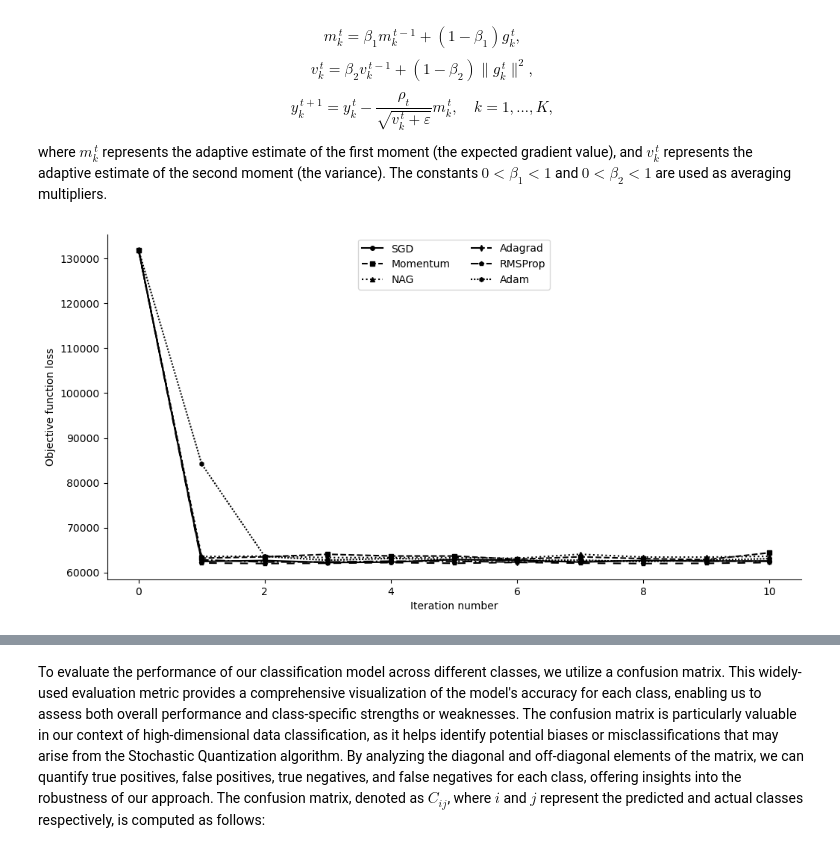
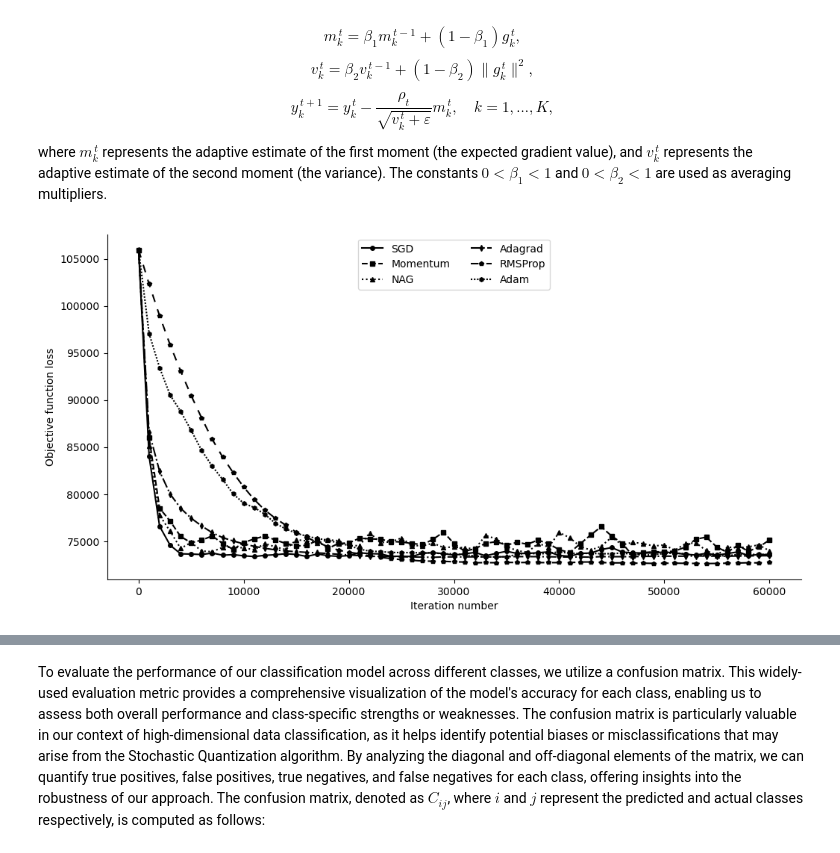
Before and after one commit to kaydotdev/stochastic-quantization, a Jupyter notebook: code/notebooks/quantization.ipynb, the cells around one changed output, grey strips where cells are left out. Drawn from its saved outputs; the diff is of its cells as text; code cells hidden in the pictures.

```diff
--- a/code/notebooks/quantization.ipynb
+++ b/code/notebooks/quantization.ipynb
@@ -295,8 +304,11 @@ def group_embeddings_by_label(model: nn.Module, dataloader: DataLoader):
 embedding_model = triplet_network.encoder
 
 with torch.no_grad():
-    train_group_embeds, train_all_embeds = group_embeddings_by_label(embedding_model, train_dataloader)
-    test_group_embeds, test_all_embeds = group_embeddings_by_label(embedding_model, test_dataloader)
+    train_group_labeled_embeds, train_all_labeled_embeds = group_embeddings_by_label(embedding_model, train_labeled_dataloader)
+    train_all_unlabeled_embeds = group_embeddings_by_label(embedding_model, train_unlabeled_dataloader)[1] \
+                                    if train_unlabeled_dataloader else None
+
+    test_group_embeds, _ = group_embeddings_by_label(embedding_model, test_dataloader)
 # %% [markdown]
 To facilitate meaningful feature capture while enabling visualization, we chose a latent space $\mathbb{R}^3$. The figure below displays latent representations of images from both the training dataset (left) and test dataset (right) projected by the Triplet Network. Each point is color-coded according to its corresponding digit label (0-9). The evident clustering of points with the same label suggests that the Triplet Network successfully captured relevant features during the training process.
 # %%
@@ -309,17 +321,27 @@ elev, azim = 40, 110
 
 fig = plt.figure(figsize=(12, 6))
 
+# Displaying labeled training embeddings with different classes
 ax = fig.add_subplot(1, 2, 1, projection="3d")
 ax.view_init(elev=elev, azim=azim, roll=0)
 
-for idx, (cls, embeds) in enumerate(train_group_embeds.items()):
+for idx, (cls, embeds) in enumerate(train_group_labeled_embeds.items()):
     cls_color = markers_color(markers_color_range[idx])
 
     ax.scatter(embeds[:, 0], embeds[:, 1], embeds[:, 2], color=cls_color, label=cls,
                alpha=1.0, s=marksize, marker=markers[idx % len(markers)])
 
+# Displaying unlabeled training embeddings if available
+if train_all_unlabeled_embeds is not None:
+    ax.scatter(train_all_unlabeled_embeds[:, 0],
+               train_all_unlabeled_embeds[:, 1],
+               train_all_unlabeled_embeds[:, 2],
+               color='#2f2f2f', label="Unlabeled data",
+               s=marksize, marker="d")
+
 ax.legend(loc="upper center", ncol=5)
 
+# Displaying test embeddings with different classes for labeled part of the data
 ax = fig.add_subplot(1, 2, 2, projection="3d")
 ax.view_init(elev=elev, azim=azim, roll=0)
 
@@ -387,41 +409,52 @@ $$ y_k^{\,t+1} = y_k^{\,t} - \frac{\rho_t}{\sqrt{v_k^{\,t} + \varepsilon}} m_k^{
 
 where $m_k^{\,t}$ represents the adaptive estimate of the first moment (the expected gradient value), and $v_k^{\,t}$ represents the adaptive estimate of the second moment (the variance). The constants $0 < \beta_1 < 1$ and $0 < \beta_2 < 1$ are used as averaging multipliers.
 # %%
-SQ_ITERS = 10
+sq_init = np.empty((0, LATENT_DIM))
+
+for cls, embeds in train_group_labeled_embeds.items():
+    cls_init_idx = np.random.choice(embeds.shape[0], size=1, replace=False)
+    cls_init = embeds[cls_init_idx, :]
+
+    sq_init = np.vstack((sq_init, cls_init))
 
 sq_algorithms = {
-    "SGD": sq.StochasticQuantization(sq.SGDOptimizer(), n_clusters=10, max_iter=SQ_ITERS,
-                                     random_state=np.random.RandomState(RANDOM_SEED)),
-    "Momentum": sq.StochasticQuantization(sq.MomentumOptimizer(), n_clusters=10, max_iter=SQ_ITERS,
-                                          random_state=np.random.RandomState(RANDOM_SEED)),
-    "NAG": sq.StochasticQuantization(sq.NAGOptimizer(), n_clusters=10, max_iter=SQ_ITERS,
-                                     random_state=np.random.RandomState(RANDOM_SEED)),
-    "Adagrad": sq.StochasticQuantization(sq.AdagradOptimizer(), n_clusters=10, max_iter=SQ_ITERS,
-                                         learning_rate=0.9, random_state=np.random.RandomState(RANDOM_SEED)),
-    "RMSProp": sq.StochasticQuantization(sq.RMSPropOptimizer(), n_clusters=10, max_iter=SQ_ITERS,
-                                         learning_rate=0.01, random_state=np.random.RandomState(RANDOM_SEED)),
-    "Adam": sq.StochasticQuantization(sq.AdamOptimizer(), n_clusters=10, max_iter=SQ_ITERS,
-                                      learning_rate=0.01, random_state=np.random.RandomState(RANDOM_SEED))
+    "SGD": sq.StochasticQuantization(sq.SGDOptimizer(), n_clusters=10, max_iter=SQ_ITERS, log_step=SQ_LOGGING_STEP,
+                                     init=sq_init, random_state=np.random.RandomState(RANDOM_SEED)),
+    "Momentum": sq.StochasticQuantization(sq.MomentumOptimizer(), n_clusters=10, max_iter=SQ_ITERS, log_step=SQ_LOGGING_STEP,
+                                          init=sq_init, random_state=np.random.RandomState(RANDOM_SEED)),
+    "NAG": sq.StochasticQuantization(sq.NAGOptimizer(), n_clusters=10, max_iter=SQ_ITERS, log_step=SQ_LOGGING_STEP,
+                                     init=sq_init, random_state=np.random.RandomState(RANDOM_SEED)),
+    "Adagrad": sq.StochasticQuantization(sq.AdagradOptimizer(), n_clusters=10, max_iter=SQ_ITERS, log_step=SQ_LOGGING_STEP,
+                                         init=sq_init, learning_rate=0.1, random_state=np.random.RandomState(RANDOM_SEED)),
+    "RMSProp": sq.StochasticQuantization(sq.RMSPropOptimizer(), n_clusters=10, max_iter=SQ_ITERS, log_step=SQ_LOGGING_STEP,
+                                         init=sq_init, random_state=np.random.RandomState(RANDOM_SEED)),
+    "Adam": sq.StochasticQuantization(sq.AdamOptimizer(), n_clusters=10, max_iter=SQ_ITERS, log_step=SQ_LOGGING_STEP,
+                                      learning_rate=0.01, init=sq_init, random_state=np.random.RandomState(RANDOM_SEED))
 }
 
 markers = [("o", "-"), ("s", "--"), ("^", ":"), ("d", "-."), ("p", (0, (5, 5))), ("h", (0, (1, 1)))]
 fig, ax = plt.subplots(1, 1, figsize=(12, 6))
 
 for idx, (name, alg) in enumerate(sq_algorithms.items()):
     marker, linestyle = markers[idx % len(markers)]
 
-    alg = alg.fit(train_all_embeds)
+    if train_all_unlabeled_embeds is not None:
+        sq_embeds = np.concatenate((train_all_labeled_embeds, train_all_unlabeled_embeds))
+    else:
+        sq_embeds = train_all_labeled_embeds
 
-    ax.plot(range(len(alg.loss_history_)), alg.loss_history_,
-            linestyle=linestyle, marker=marker, color="k",
-            markersize=4, label=name)
+    alg = alg.fit(sq_embeds)
+
+    ax.plot(np.arange(len(alg.loss_history_)) * SQ_LOGGING_STEP,
+            alg.loss_history_, linestyle=linestyle, marker=marker,
+            color="k", markersize=4, label=name)
 
 ax.spines["top"].set_visible(False)
 ax.spines["right"].set_visible(False)
 
 plt.xlabel("Iteration number")
 plt.ylabel("Objective function loss")
 plt.legend(loc="upper center", ncol=2)
 plt.show()
 # %% [output]
-[figure, old version]
+[figure, new version]
```
Also changed, not shown: parts of 10 cells of this notebook.
